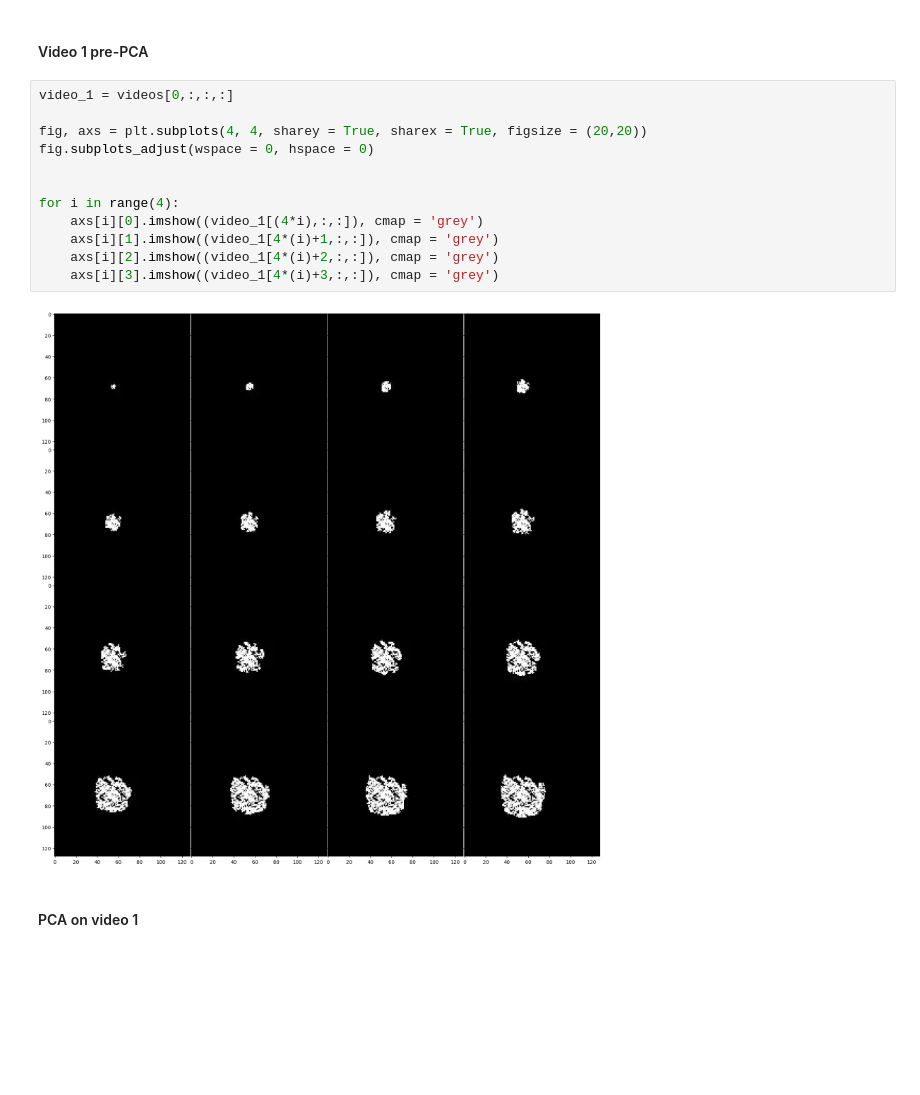
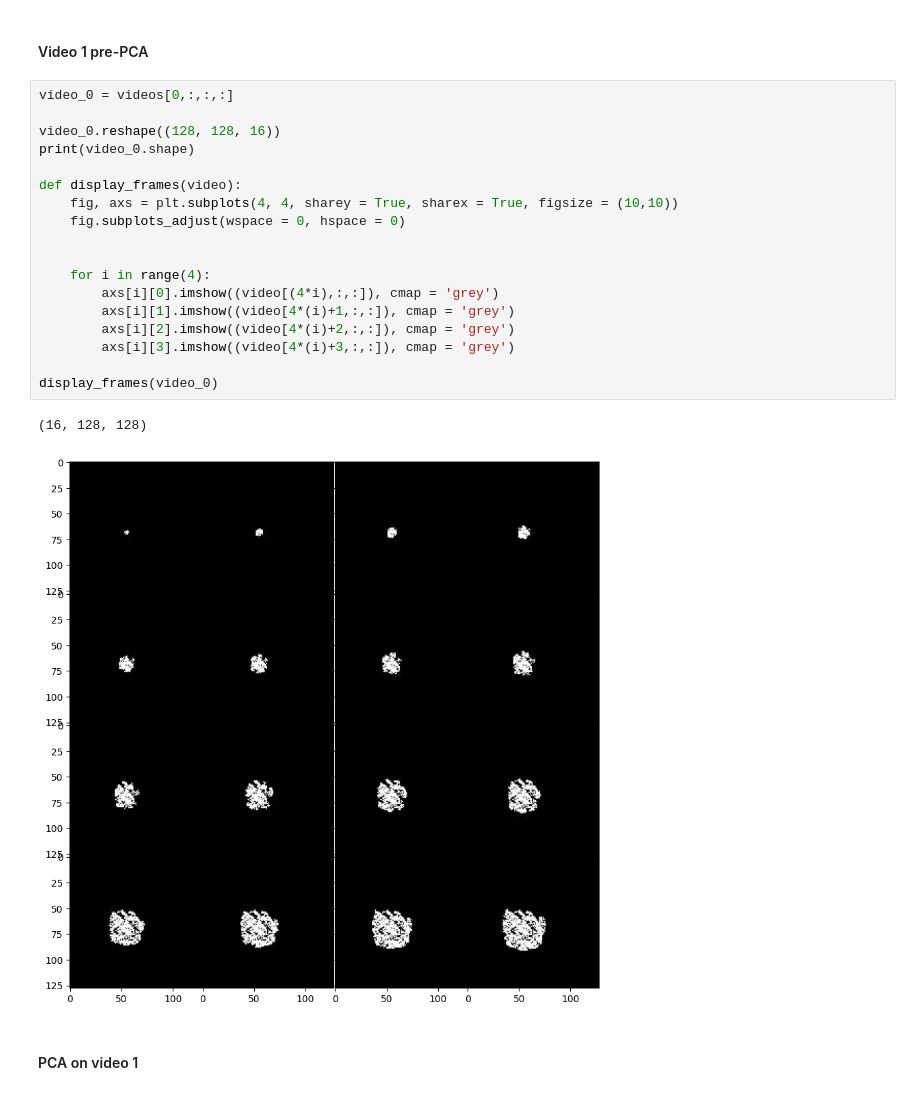
Before and after one commit to Kishok-S-123/Fire_Chimney, a Jupyter notebook: fire_chimney.ipynb, the cells around one changed output. Saved outputs shown, nothing was run; the diff lists cells and outputs as text; blank space fills up the shorter version.

```diff
--- a/fire_chimney.ipynb
+++ b/fire_chimney.ipynb
@@ -81,18 +83,25 @@ Folder already exists
 # %% [markdown]
 #### Video 1 pre-PCA
 # %%
-video_1 = videos[0,:,:,:]
+video_0 = videos[0,:,:,:]
 
-fig, axs = plt.subplots(4, 4, sharey = True, sharex = True, figsize = (20,20))
-fig.subplots_adjust(wspace = 0, hspace = 0)
+video_0.reshape((128, 128, 16))
+print(video_0.shape)
+
+def display_frames(video):
+    fig, axs = plt.subplots(4, 4, sharey = True, sharex = True, figsize = (10,10))
+    fig.subplots_adjust(wspace = 0, hspace = 0)
 
 
-for i in range(4):
-    axs[i][0].imshow((video_1[(4*i),:,:]), cmap = 'grey')
-    axs[i][1].imshow((video_1[4*(i)+1,:,:]), cmap = 'grey')
-    axs[i][2].imshow((video_1[4*(i)+2,:,:]), cmap = 'grey')
-    axs[i][3].imshow((video_1[4*(i)+3,:,:]), cmap = 'grey')
+    for i in range(4):
+        axs[i][0].imshow((video[(4*i),:,:]), cmap = 'grey')
+        axs[i][1].imshow((video[4*(i)+1,:,:]), cmap = 'grey')
+        axs[i][2].imshow((video[4*(i)+2,:,:]), cmap = 'grey')
+        axs[i][3].imshow((video[4*(i)+3,:,:]), cmap = 'grey')
+
+display_frames(video_0)
 # %% [output]
+(16, 128, 128)
-[figure, old version]
+[figure, new version]
 # %% [markdown]
 #### PCA on video 1
```
Also changed, not shown: parts of 7 cells of this notebook.
